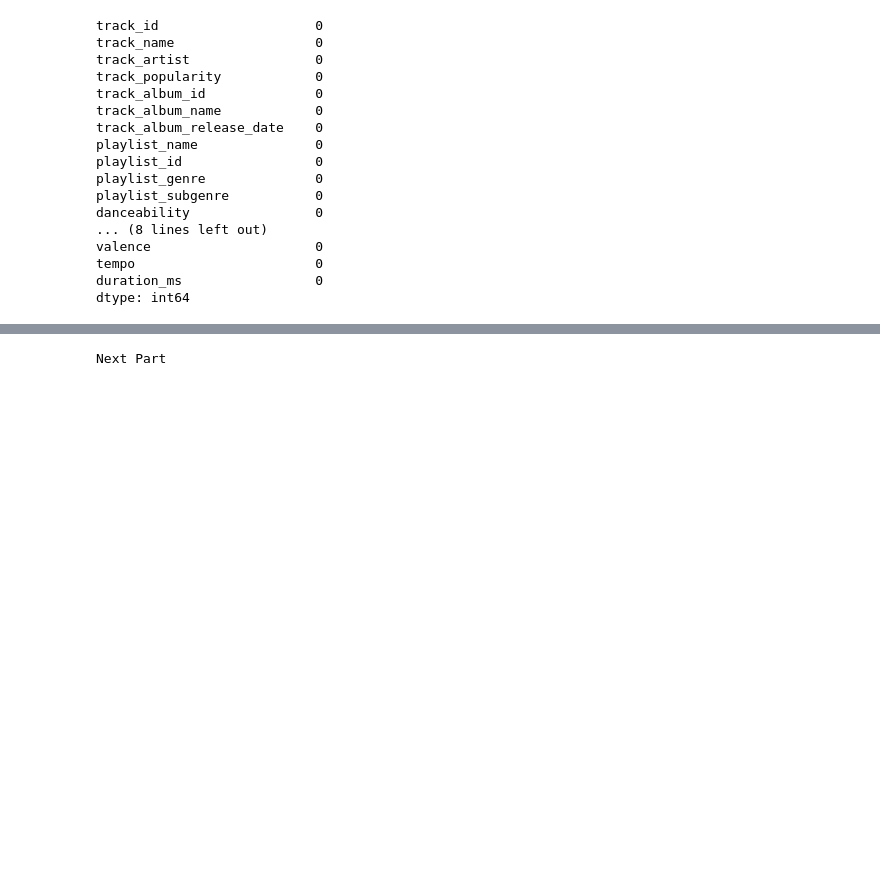
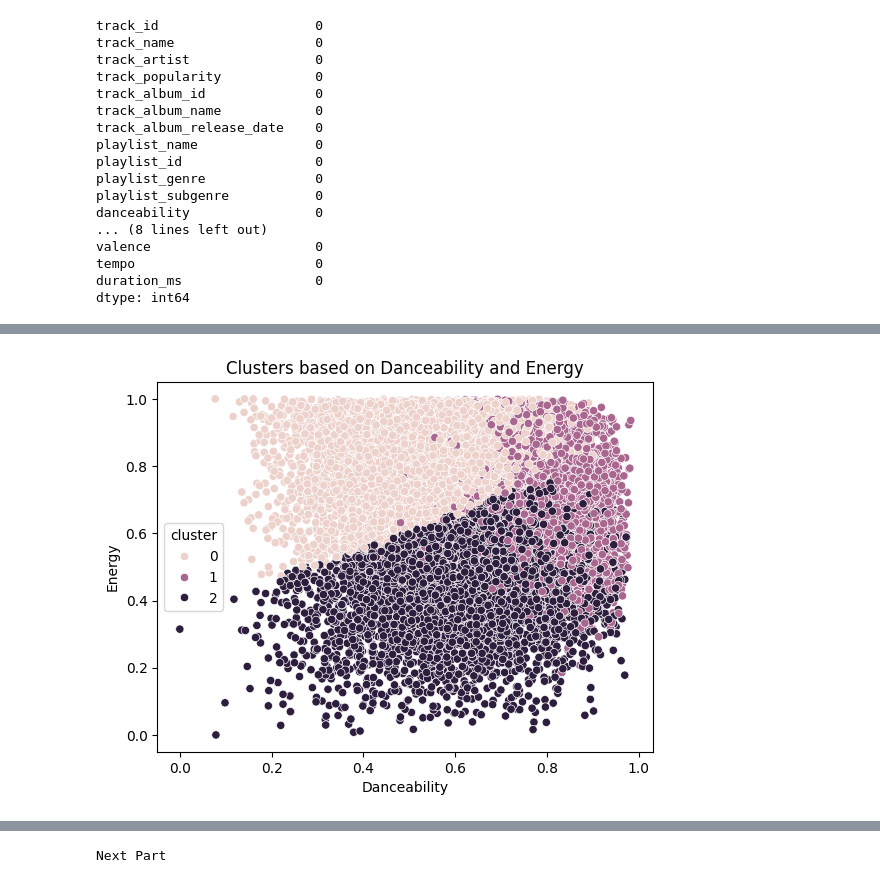
Before and after one commit to aT-404/CorizoMProject, a Jupyter notebook: Project2.ipynb, the cells around one changed output, grey strips where cells are left out. Cells and saved outputs as stored; diff of their text form; code cells hidden in the pictures; blank space fills up the shorter version.

```diff
--- a/Project2.ipynb
+++ b/Project2.ipynb
@@ -79,0 +91,9 @@ NameError: name 'data' is not defined
+# %%
+# Plot clusters
+sns.scatterplot(x='danceability', y='energy', hue='cluster', data=df)
+plt.title('Clusters based on Danceability and Energy')
+plt.xlabel('Danceability')
+plt.ylabel('Energy')
+plt.show()
+# %% [output]
+[figure, added]
```
Also changed, not shown: parts of 9 cells of this notebook.
